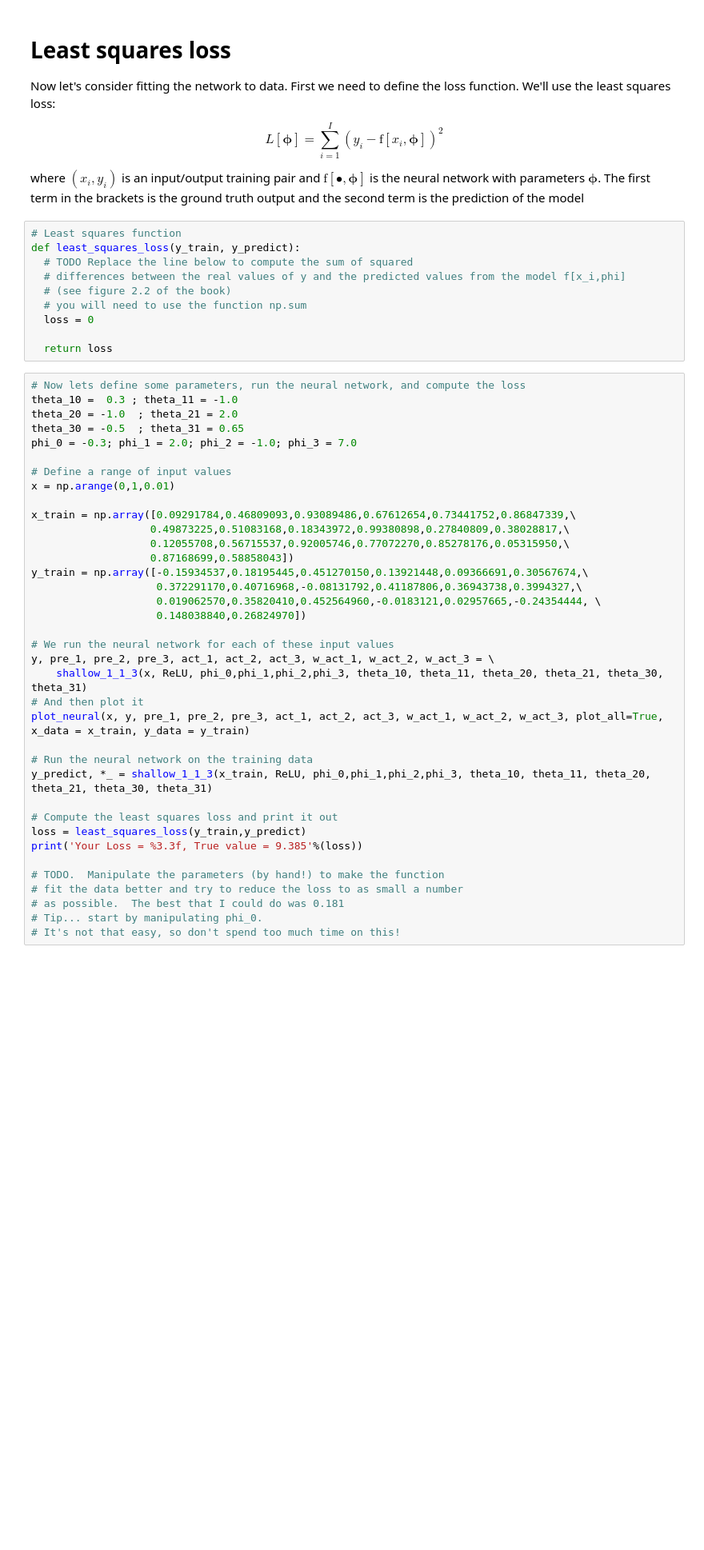
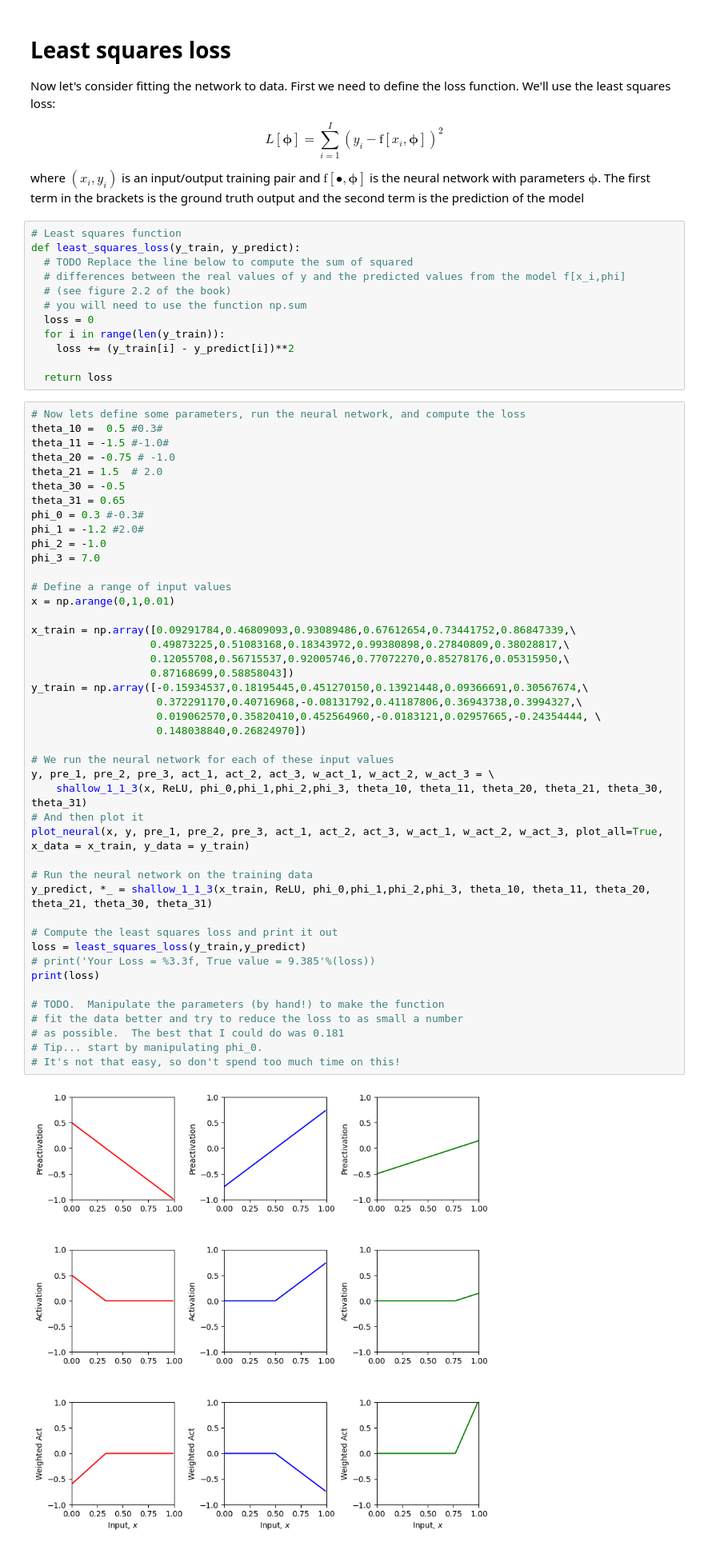
Before and after one commit to deburg0/udlbook, a Jupyter notebook: Notebooks/Chap03/3_1_Shallow_Networks_I.ipynb, the cells around one changed output. Shown at 80% size. Drawn from its saved outputs; the diff is of its cells as text; blank space fills up the shorter version.

```diff
--- a/Notebooks/Chap03/3_1_Shallow_Networks_I.ipynb
+++ b/Notebooks/Chap03/3_1_Shallow_Networks_I.ipynb
@@ -322,42 +335,53 @@ def least_squares_loss(y_train, y_predict):
   # (see figure 2.2 of the book)
   # you will need to use the function np.sum
   loss = 0
+  for i in range(len(y_train)):
+    loss += (y_train[i] - y_predict[i])**2
 
   return loss
 # %%
 # Now lets define some parameters, run the neural network, and compute the loss
-theta_10 =  0.3 ; theta_11 = -1.0
-theta_20 = -1.0  ; theta_21 = 2.0
-theta_30 = -0.5  ; theta_31 = 0.65
-phi_0 = -0.3; phi_1 = 2.0; phi_2 = -1.0; phi_3 = 7.0
+theta_10 =  0.5 #0.3#
+theta_11 = -1.5 #-1.0#
+theta_20 = -0.75 # -1.0
+theta_21 = 1.5  # 2.0
+theta_30 = -0.5
+theta_31 = 0.65
+phi_0 = 0.3 #-0.3#
+phi_1 = -1.2 #2.0#
+phi_2 = -1.0
+phi_3 = 7.0
 
 # Define a range of input values
 x = np.arange(0,1,0.01)
 
 x_train = np.array([0.09291784,0.46809093,0.93089486,0.67612654,0.73441752,0.86847339,\
                    0.49873225,0.51083168,0.18343972,0.99380898,0.27840809,0.38028817,\
                    0.12055708,0.56715537,0.92005746,0.77072270,0.85278176,0.05315950,\
                    0.87168699,0.58858043])
 y_train = np.array([-0.15934537,0.18195445,0.451270150,0.13921448,0.09366691,0.30567674,\
                     0.372291170,0.40716968,-0.08131792,0.41187806,0.36943738,0.3994327,\
                     0.019062570,0.35820410,0.452564960,-0.0183121,0.02957665,-0.24354444, \
                     0.148038840,0.26824970])
 
 # We run the neural network for each of these input values
 y, pre_1, pre_2, pre_3, act_1, act_2, act_3, w_act_1, w_act_2, w_act_3 = \
     shallow_1_1_3(x, ReLU, phi_0,phi_1,phi_2,phi_3, theta_10, theta_11, theta_20, theta_21, theta_30, theta_31)
 # And then plot it
 plot_neural(x, y, pre_1, pre_2, pre_3, act_1, act_2, act_3, w_act_1, w_act_2, w_act_3, plot_all=True, x_data = x_train, y_data = y_train)
 
 # Run the neural network on the training data
 y_predict, *_ = shallow_1_1_3(x_train, ReLU, phi_0,phi_1,phi_2,phi_3, theta_10, theta_11, theta_20, theta_21, theta_30, theta_31)
 
 # Compute the least squares loss and print it out
 loss = least_squares_loss(y_train,y_predict)
-print('Your Loss = %3.3f, True value = 9.385'%(loss))
+# print('Your Loss = %3.3f, True value = 9.385'%(loss))
+print(loss)
 
 # TODO.  Manipulate the parameters (by hand!) to make the function
 # fit the data better and try to reduce the loss to as small a number
 # as possible.  The best that I could do was 0.181
 # Tip... start by manipulating phi_0.
 # It's not that easy, so don't spend too much time on this!
+# %% [output]
+[figure, added]
```
Also changed, not shown: parts of 5 cells of this notebook.
